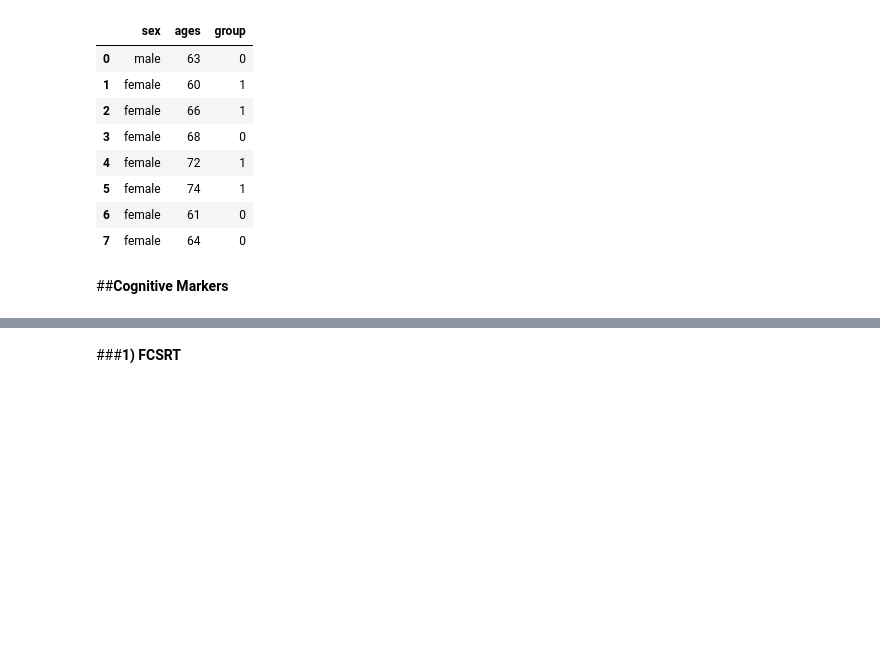
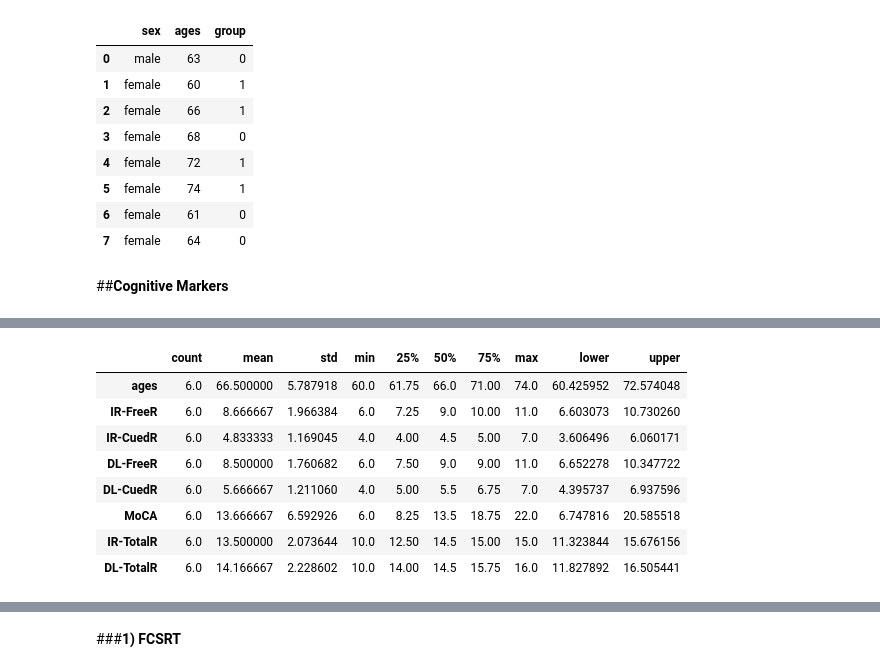
Before and after one commit to Sirabhop/Preclinical-AD-EEG-classification, a Jupyter notebook: Data_Exploration.ipynb, the cells around one changed output, grey strips where cells are left out. Drawn from its saved outputs; the diff is of its cells as text; code cells hidden in the pictures; blank space fills up the shorter version.

```diff
--- a/Data_Exploration.ipynb
+++ b/Data_Exploration.ipynb
@@ -67,4 +67,4 @@ CogMarkers['IR-TotalR'] = CogMarkers['IR-FreeR']+CogMarkers['IR-CuedR']
 CogMarkers['DL-TotalR'] = CogMarkers['DL-FreeR']+CogMarkers['DL-CuedR']
 #CogMarkers.to_csv('cognitive markers.csv')
 # %%
-CogMarkers = CogMarkers.iloc[[1,3,4,5,6,7], :]
+CogMarkers = CogMarkers.iloc[[1,3,4,5,6,7], 1:]
@@ -70,0 +82,29 @@ CogMarkers = CogMarkers.iloc[[1,3,4,5,6,7], :]
+# %%
+def mean_confidence_interval(data, confidence=0.95):
+  import numpy as np
+  import scipy.stats
+  a = 1.0 * np.array(data)
+  n = len(a)
+  m, se = np.mean(a), scipy.stats.sem(a)
+  h = se * scipy.stats.t.ppf((1 + confidence) / 2., n-1)
+  return m-h, m+h
+# %%
+df = CogMarkers.drop(['group'], axis = 1)
+ci = pd.DataFrame(columns=['lower', 'upper'])
+for x in range(len(df.columns)):
+  ci.loc[x] = mean_confidence_interval(df.iloc[:,x])
+describe = df.describe().transpose()
+describe['lower'] = ci['lower'].values
+describe['upper'] = ci['upper'].values
+
+describe
+# %% [output]
+|  | count | mean | std | min | 25% | 50% | 75% | max | lower | upper |
+| ages | 6.0 | 66.500000 | 5.787918 | 60.0 | 61.75 | 66.0 | 71.00 | 74.0 | 60.425952 | 72.574048 |
+| IR-FreeR | 6.0 | 8.666667 | 1.966384 | 6.0 | 7.25 | 9.0 | 10.00 | 11.0 | 6.603073 | 10.730260 |
+| IR-CuedR | 6.0 | 4.833333 | 1.169045 | 4.0 | 4.00 | 4.5 | 5.00 | 7.0 | 3.606496 | 6.060171 |
+| DL-FreeR | 6.0 | 8.500000 | 1.760682 | 6.0 | 7.50 | 9.0 | 9.00 | 11.0 | 6.652278 | 10.347722 |
+| DL-CuedR | 6.0 | 5.666667 | 1.211060 | 4.0 | 5.00 | 5.5 | 6.75 | 7.0 | 4.395737 | 6.937596 |
+| MoCA | 6.0 | 13.666667 | 6.592926 | 6.0 | 8.25 | 13.5 | 18.75 | 22.0 | 6.747816 | 20.585518 |
+| IR-TotalR | 6.0 | 13.500000 | 2.073644 | 10.0 | 12.50 | 14.5 | 15.00 | 15.0 | 11.323844 | 15.676156 |
+| DL-TotalR | 6.0 | 14.166667 | 2.228602 | 10.0 | 14.00 | 14.5 | 15.75 | 16.0 | 11.827892 | 16.505441 |
```
Also changed, not shown: parts of 2 cells of this notebook.
